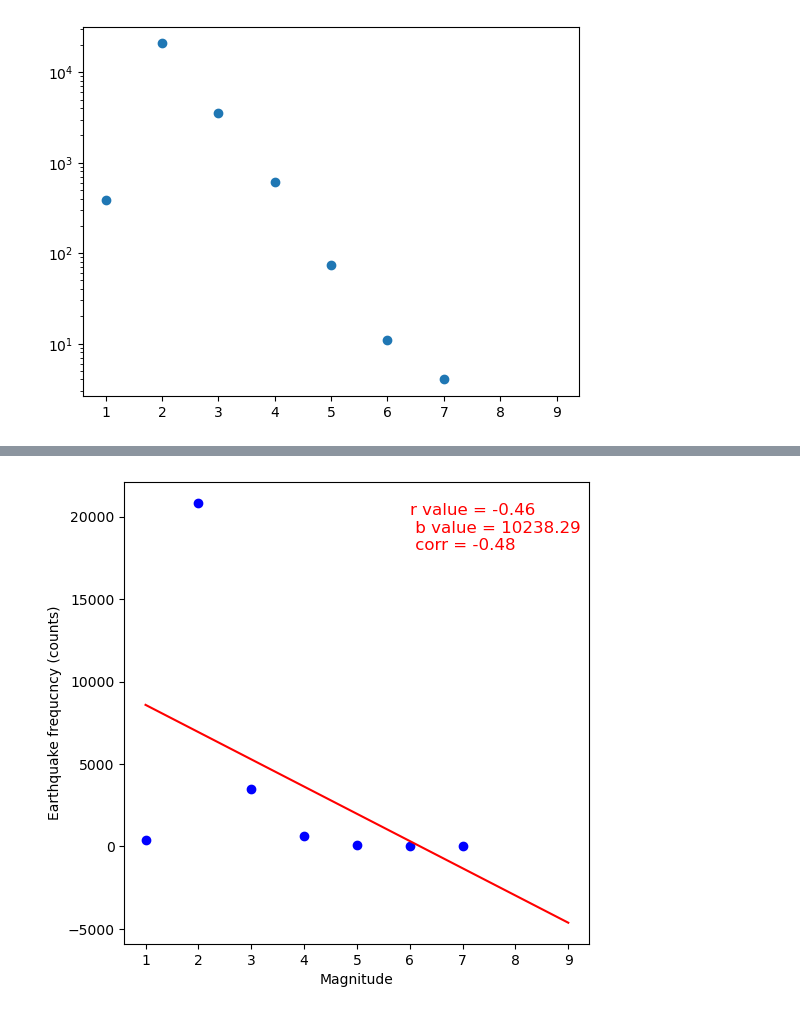
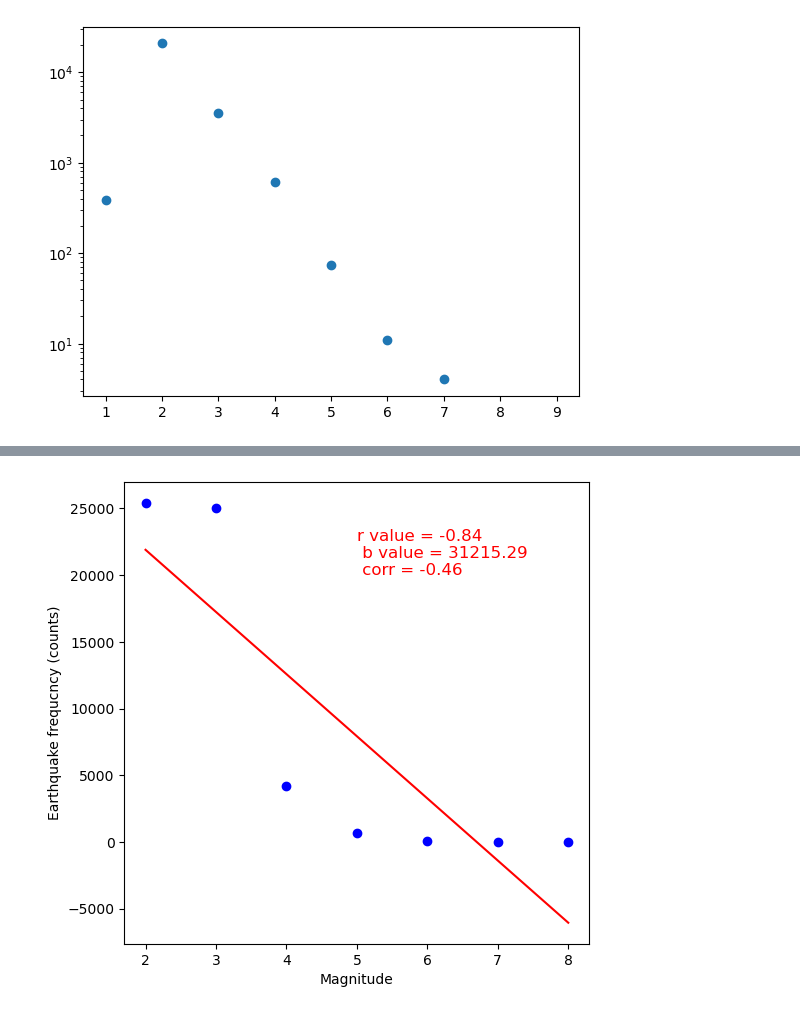
Before and after one commit to arif-geo/e_sci_data_analysis_test, a Jupyter notebook: eart_sci_data_analysis/HW_3/Linear_regression_on_earthquake_data.ipynb, the cells around one changed output, grey strips where cells are left out. Saved outputs shown, nothing was run; the diff lists cells and outputs as text; code cells hidden in the pictures.

```diff
--- a/eart_sci_data_analysis/HW_3/Linear_regression_on_earthquake_data.ipynb
+++ b/eart_sci_data_analysis/HW_3/Linear_regression_on_earthquake_data.ipynb
@@ -165,6 +165,3 @@ ax.set_yscale('log')
 plt.show()
 # %% [output]
 [figure]
-# %%
-mag_counts_df['mag']=np.arange(1,10,1)
-mag_counts_df
@@ -181,0 +168,12 @@ mag_counts_df
+# %%
+# prepare a mag vs cumulative (higher mag to lower mag) frequency dataframe
+mag_counts_df['mag']=np.arange(2,11,1)
+
+# remove 0 counts rows
+mag_counts_df = mag_counts_df[mag_counts_df['count']!=0]
+
+# new column for cumulative count from high magnitude to low
+mag_counts_df.sort_values(by='mag', ascending=False, inplace=True)
+mag_counts_df['cumulative_count'] = mag_counts_df['count'].cumsum()
+mag_counts_df.sort_values(by='mag', ascending=True, inplace=True) #restore the order
+mag_counts_df
@@ -182,32 +189,31 @@ mag_counts_df
 # %%
 """ calculate b-value using linear regression """
 from scipy import stats
 
 # correlation coefficient
 corr_matrix = mag_counts_df.corr()
 corr = corr_matrix.iloc[0,1]
 
-X = mag_counts_df['mag'][0:7] # magnitude bins with earthquake counts
+X = mag_counts_df['mag'] # magnitude bins with earthquake counts
 
-Y = mag_counts_df['count'][0:7] # counts of earthquakes in each magnitude bin
-# cumulative sum of earthquakes
-Y_cum = Y
+Y = (mag_counts_df['cumulative_count']) # counts of earthquakes in each magnitude bin
 
-slope, intercept, r_value, p_value, std_err = stats.linregress(X, Y_cum)
+slope, intercept, r_value, p_value, std_err = stats.linregress(X, Y)
 m = slope
 b = intercept
 
 # plot the data with the regression line
 fig, ax = plt.subplots(figsize=(6,6))
 
-ax.scatter(X, Y_cum, color='blue')
+ax.scatter(X, Y, color='blue')
 # ax.scatter(x, y, color='blue')
-ax.plot(x, m * x + b, color='red')
+ax.plot(X, m * X + b, color='red')
 # ax.set_yscale('log')
 ax.set_xlabel("Magnitude")
 ax.set_ylabel("Earthquake frequcncy (counts)")
-plt.text(6, 18e3, f'r value = {r_value.round(2)} \n b value = {b.round(2)} \n corr = {corr.round(2)}', fontsize=12, color='red')
+# ax.set_yscale('log')
+plt.text(5,2e4, f'r value = {r_value.round(2)} \n b value = {b.round(2)} \n corr = {corr.round(2)}', fontsize=12, color='red')
 plt.show()
 # %% [output]
-[figure, old version]
+[figure, new version]
 # %% [markdown]
```
Also changed, not shown: parts of 3 cells of this notebook.
